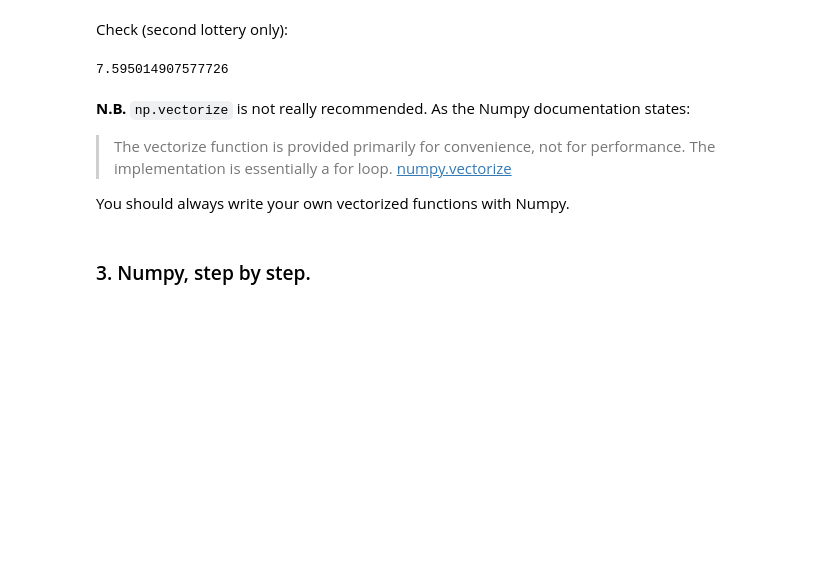
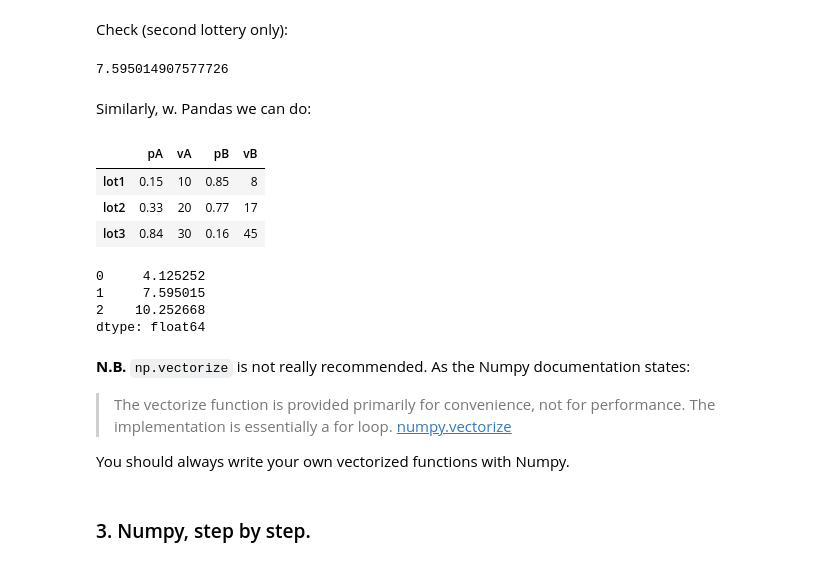
Before and after one commit to datakolektiv/dss03python2023, a Jupyter notebook: session04/dss03_py_session04.ipynb, the cells around one changed output. Drawn from its saved outputs; the diff is of its cells as text; code cells hidden in the pictures; blank space fills up the shorter version.

```diff
--- a/session04/dss03_py_session04.ipynb
+++ b/session04/dss03_py_session04.ipynb
@@ -219,8 +217,8 @@ eu(p1=.55, p2=.45, v1=10, v2=3, rho=.88)
 # %% [markdown]
 Ok, now that works. However: what if we need to evaluate many lotteries at once?
 # %%
-p1 = [.15, .33, .84]
-p2 = [.85, .77, .16]
-v1 = [10, 20, 30]
-v2 = [8, 17, 45]
+pA = [.15, .33, .84]
+vA = [10, 20, 30]
+pB = [.85, .77, .16]
+vB = [8, 17, 45]
 # %% [markdown]
@@ -250,5 +246,27 @@ p1[1]*v1[1]**rho + p2[1]*v2[1]**rho
 # %% [output]
 7.595014907577726
+# %% [markdown]
+Similarly, w. Pandas we can do:
+# %%
+lotteries = pd.DataFrame({'pA':pA,
+                          'vA':vA,
+                          'pB':pB,
+                          'vB':vB},
+                          index=['lot1','lot2','lot3'])
+lotteries
+# %% [output]
+|  | pA | vA | pB | vB |
+| lot1 | 0.15 | 10 | 0.85 | 8 |
+| lot2 | 0.33 | 20 | 0.77 | 17 |
+| lot3 | 0.84 | 30 | 0.16 | 45 |
+# %%
+leu = lotteries['pA']*lotteries['vA']**rho + lotteries['pB']*lotteries['vB']**rho
+leu
+# %% [output]
+0     4.125252
+1     7.595015
+2    10.252668
+dtype: float64
 # %% [markdown]
 **N.B.** `np.vectorize` is not really recommended. As the Numpy documentation states:
 > The vectorize function is provided primarily for convenience, not for performance. The implementation is essentially a for loop.
```
Also changed, not shown: parts of 16 cells of this notebook.
